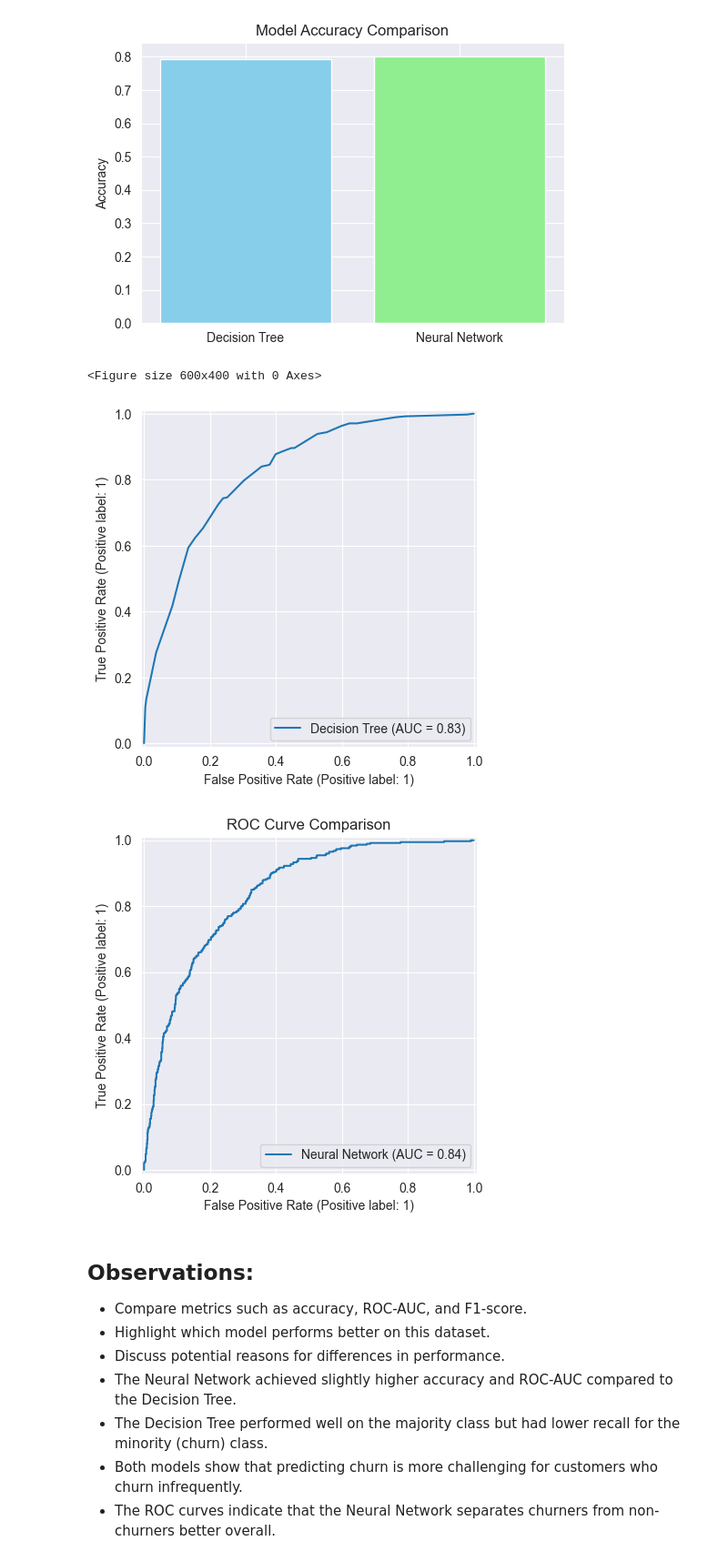
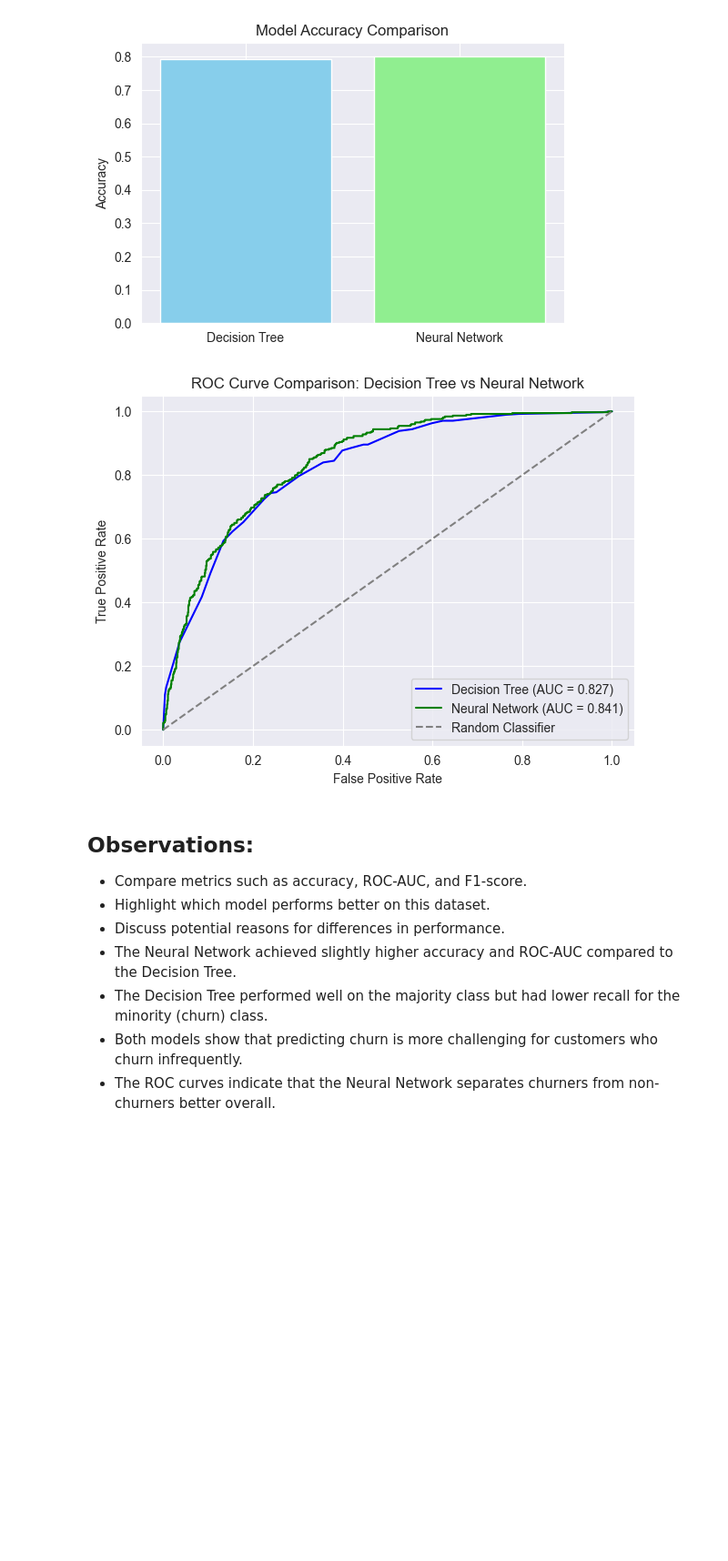
Before and after one commit to Swetha-stra/Customer-Churn-Prediction, a Jupyter notebook: notebooks/06_Model_Comparison.ipynb, the cells around one changed output. Shown: that part at 91% size. Saved outputs shown, nothing was run; the diff lists cells and outputs as text; code cells hidden in the pictures; blank space fills up the shorter version.

```diff
--- a/notebooks/06_Model_Comparison.ipynb
+++ b/notebooks/06_Model_Comparison.ipynb
@@ -88,17 +108,31 @@ plt.title("Model Accuracy Comparison")
 plt.show()
 # %% [output]
 [figure]
-# %%
-# ROC Curves
-plt.figure(figsize=(6, 4))
-RocCurveDisplay.from_estimator(dt_model, X_test, y_test, name="Decision Tree")
-RocCurveDisplay.from_estimator(nn_model, X_test, y_test, name="Neural Network")
-plt.title("ROC Curve Comparison")
-plt.show()
-# %% [output]
-<Figure size 600x400 with 0 Axes>
-[figure, removed]
-[figure, removed]
+# %%
+from sklearn.metrics import roc_curve, auc
+import matplotlib.pyplot as plt
+
+# Compute ROC for Decision Tree
+fpr_dt, tpr_dt, _ = roc_curve(y_test, y_proba_dt)
+roc_auc_dt = auc(fpr_dt, tpr_dt)
+
+# Compute ROC for Neural Network
+fpr_nn, tpr_nn, _ = roc_curve(y_test, y_proba_nn)
+roc_auc_nn = auc(fpr_nn, tpr_nn)
+
+# Plot both curves
+plt.figure(figsize=(7, 5))
+plt.plot(fpr_dt, tpr_dt, label=f"Decision Tree (AUC = {roc_auc_dt:.3f})", color="blue")
+plt.plot(fpr_nn, tpr_nn, label=f"Neural Network (AUC = {roc_auc_nn:.3f})", color="green")
+plt.plot([0, 1], [0, 1], linestyle="--", color="gray", label="Random Classifier")
+plt.xlabel("False Positive Rate")
+plt.ylabel("True Positive Rate")
+plt.title("ROC Curve Comparison: Decision Tree vs Neural Network")
+plt.legend(loc="lower right")
+plt.grid(True)
+plt.show()
+# %% [output]
+[figure, added]
 # %% [markdown]
 ## Observations:
 - Compare metrics such as accuracy, ROC-AUC, and F1-score.
```
Also changed, not shown: parts of 1 cell of this notebook.
